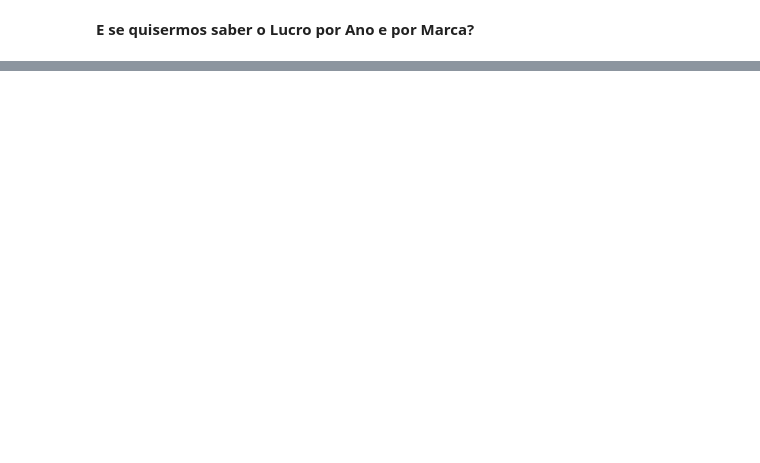
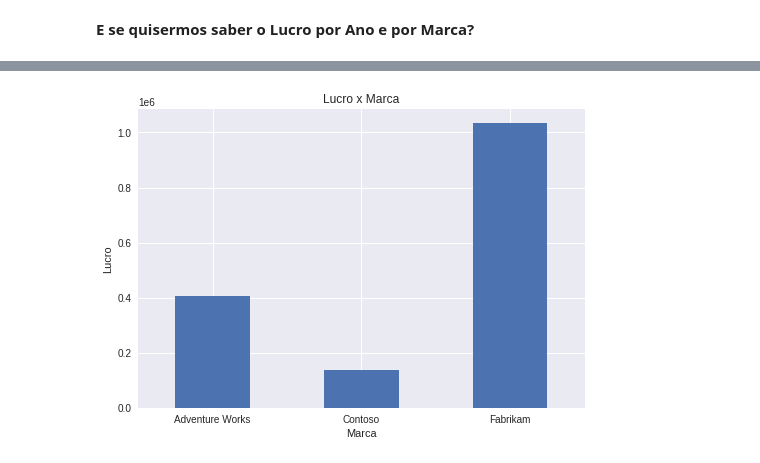
Before and after one commit to layansg/DIO-DESAFIO-analise-de-dados-com-python-e-pandas, a Jupyter notebook: Aula_Análise_Exploratória.ipynb, the cells around one changed output, grey strips where cells are left out. Saved outputs shown, nothing was run; the diff lists cells and outputs as text; code cells hidden in the pictures; blank space fills up the shorter version.

```diff
--- a/Aula_Análise_Exploratória.ipynb
+++ b/Aula_Análise_Exploratória.ipynb
@@ -89,9 +187,11 @@ plt.ylabel("Lucro");
 # %%
 # Gráfico de Lucro x Marca do ano 2009
 df_2009.groupby("Marca")["Lucro"].sum().plot.bar(title="Lucro x Marca")
 plt.xlabel("Marca")
 plt.ylabel("Lucro")
-plt.xticks(rotate="horizontal");
+plt.xticks(rotation="horizontal");
+# %% [output]
+[figure, added]
 # %%
 # Gráfico de Lucro x Classe do ano 2009
 df_2009.groupby("Classe")["Lucro"].sum().plot.bar(title="Classe x Marca")
```
Also changed, not shown: parts of 26 cells of this notebook.
